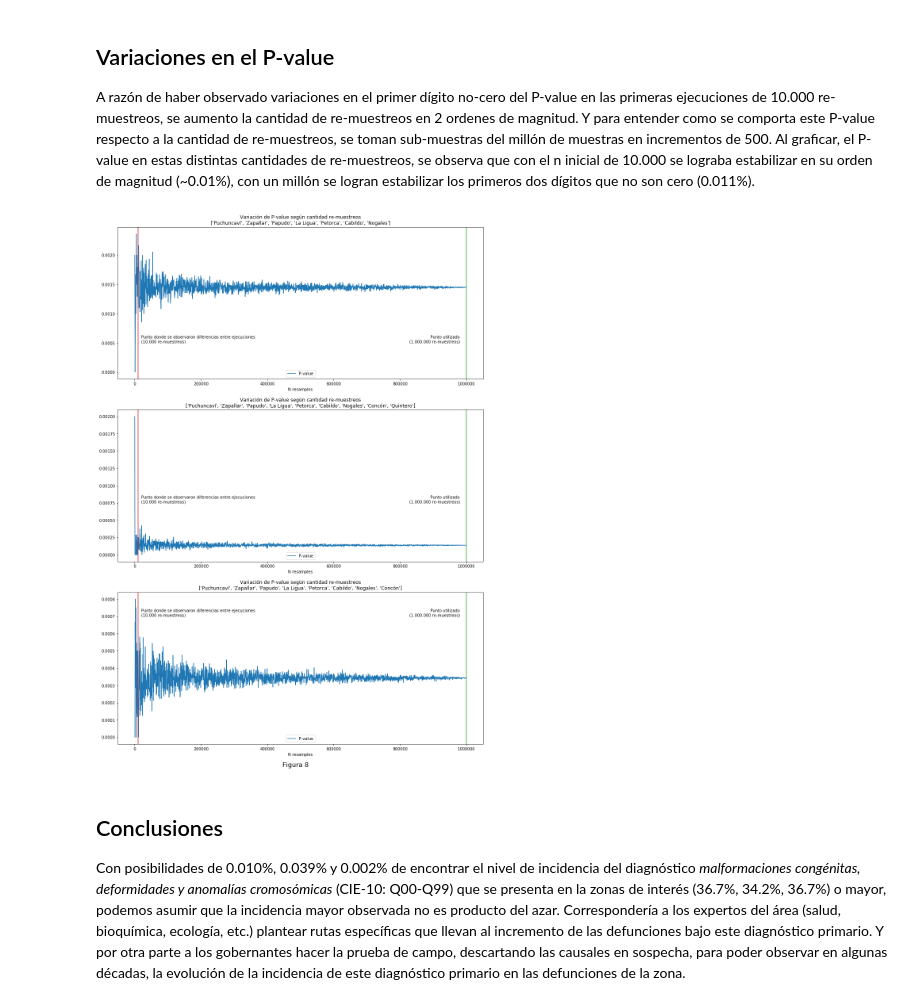
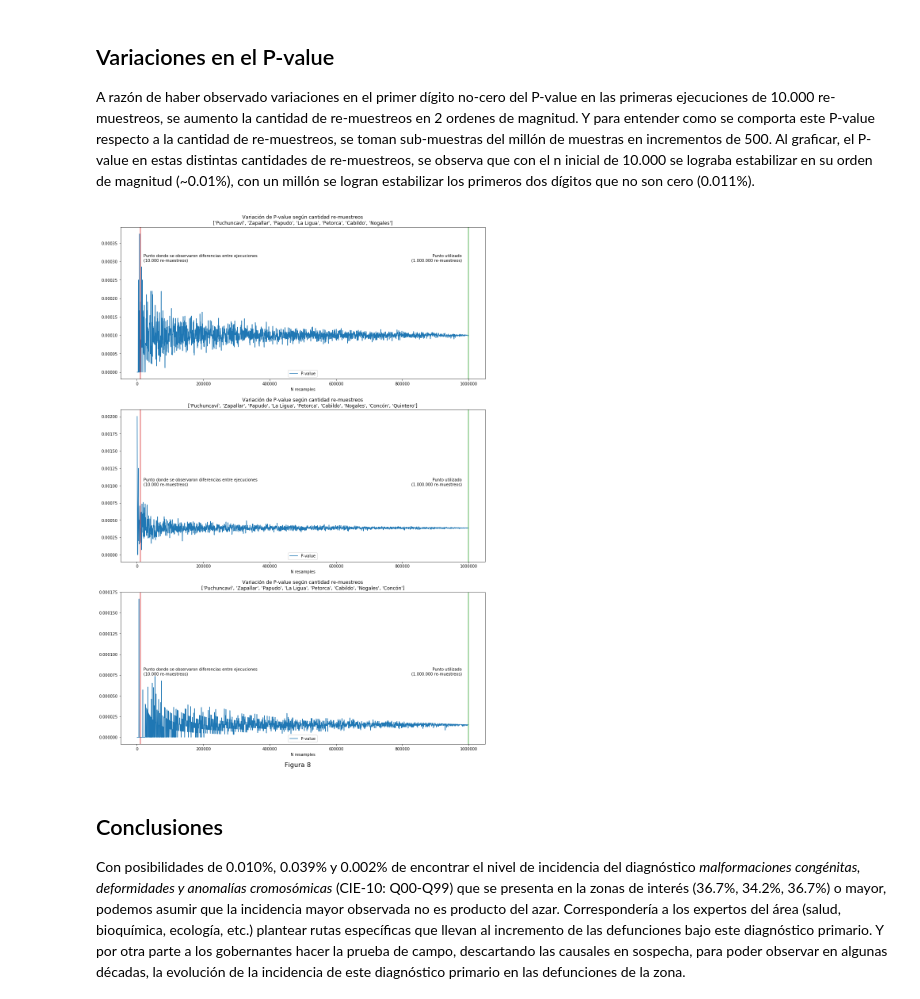
Before and after one commit to verasativa/zonacritica, a Jupyter notebook: readme.ipynb, the cells around one changed output. Cells and saved outputs as stored; diff of their text form; code cells hidden in the pictures.

Commit message:
fix: p-value stability + typos

```diff
--- a/readme.ipynb
+++ b/readme.ipynb
@@ -404,11 +404,14 @@ for group_id, (_, comunas) in enumerate(graficos):
     print(group_id)
     #print(comunas)
 # %%
+import seaborn as sns
+
 incidencias = [.367, .342, .367]
 descr_grupos = ['Sin Quintero ni Concón', 'Incluyendo Quintero y Concón', 'Incluyendo sólo Concón']
 
 #fig, ax = plt.subplots()
 fig = plt.figure(figsize=(16.5, 8 * 3))
+ax = None
 
 for group_id, (_, comunas) in enumerate(graficos):
     name = 'grupo_{}'.format(group_id)
@@ -487,46 +490,47 @@ Distancia entre el promedio de las muestras y el grupo de interés en desviacion
 A razón de haber observado variaciones en el primer dígito no-cero del P-value en las primeras ejecuciones de 10.000 re-muestreos, se aumento la cantidad de re-muestreos en 2 ordenes de magnitud. Y para entender como se comporta este P-value respecto a la cantidad de re-muestreos, se toman sub-muestras del millón de muestras en incrementos de 500. Al graficar, el P-value en estas distintas cantidades de re-muestreos, se observa que con el n inicial de 10.000 se lograba estabilizar en su orden de magnitud (~0.01%), con un millón se logran estabilizar los primeros dos dígitos que no son cero (0.011%).
 # %%
 p_values = {}
+
 
 for group_id, (_, comunas) in enumerate(graficos):
     name = 'grupo_{}'.format(group_id)
     filename = 'simulaciones-1000000-{}.feather'.format(name)
     simulaciones = pd.read_feather(filename)
+    n_simulaciones = simulaciones.shape[0]
 
+    incidencia = incidencias[group_id]
     p_values[group_id] = pd.DataFrame()
     step = 500
     for n_samples in range(step, n_simulaciones, step):
         current_sample_set = simulaciones.sample(n=n_samples)
-        pvalue = current_sample_set.query('fraccion > .348').shape[0] / current_sample_set.shape[0]
+        pvalue = current_sample_set.query('fraccion > @incidencia').shape[0] / current_sample_set.shape[0]
         data = {
             'N resamples': current_sample_set.shape[0],
             'P-value': pvalue
         }
         p_values[group_id] = p_values[group_id].append(data, ignore_index=True)
 # %%
-import seaborn as sns
-
-label_y = [.0005, .00075, .0007]
+label_y = [.0003, .001, .000075]
 
 fig = plt.figure(figsize=(16.5, 8 * 3))
 for group_id, (_, comunas) in enumerate(graficos):
     ax = fig.add_subplot(int('31{}'.format(group_id + 1)), sharex=ax)
 
     sns.lineplot(data = p_values[group_id].set_index('N resamples'), ax=ax)
 
     ax.set_title('Variación de P-value según cantidad re-muestreos\n{}'.format(comunas))
 
     # Anotamos
     ax.axvline(10000, label="", color='tab:red')
     ax.text(20000, label_y[group_id],'Punto donde se observaron diferencias entre ejecuciones\n(10.000 re-muestreos)')
 
     ax.axvline(1000000, label="", color='tab:green')
     ax.text(980000, label_y[group_id],'Punto utilizado\n(1.000.000 re-muestreos)', horizontalalignment='right')
 
 plt.annotate("Figura 8", (0,0), xycoords='axes fraction', xytext=(.45, -.15), textcoords='axes fraction', fontsize=16)
-foo = mp.savefig('assets/variacion-p-values.png', bbox_inches='tight')
+foo = fig.savefig('assets/variacion-p-values.png', bbox_inches='tight')
 # %% [output]
-[figure, old version]
+[figure, new version]
 # %% [markdown]
 ## Conclusiones
 Con posibilidades de 0.010%, 0.039% y 0.002% de encontrar el nivel de incidencia del diagnóstico _malformaciones congénitas, deformidades y anomalías cromosómicas_ (CIE-10: Q00-Q99) que se presenta en la zonas de interés (36.7%, 34.2%, 36.7%) o mayor, podemos asumir que la incidencia mayor observada no es producto del azar. Correspondería a los expertos del área (salud, bioquímica, ecología, etc.) plantear rutas específicas que llevan al incremento de las defunciones bajo este diagnóstico primario. Y por otra parte a los gobernantes hacer la prueba de campo, descartando las causales en sospecha, para poder observar en algunas décadas, la evolución de la incidencia de este diagnóstico primario en las defunciones de la zona.
```
Also changed, not shown: 3 other files.
